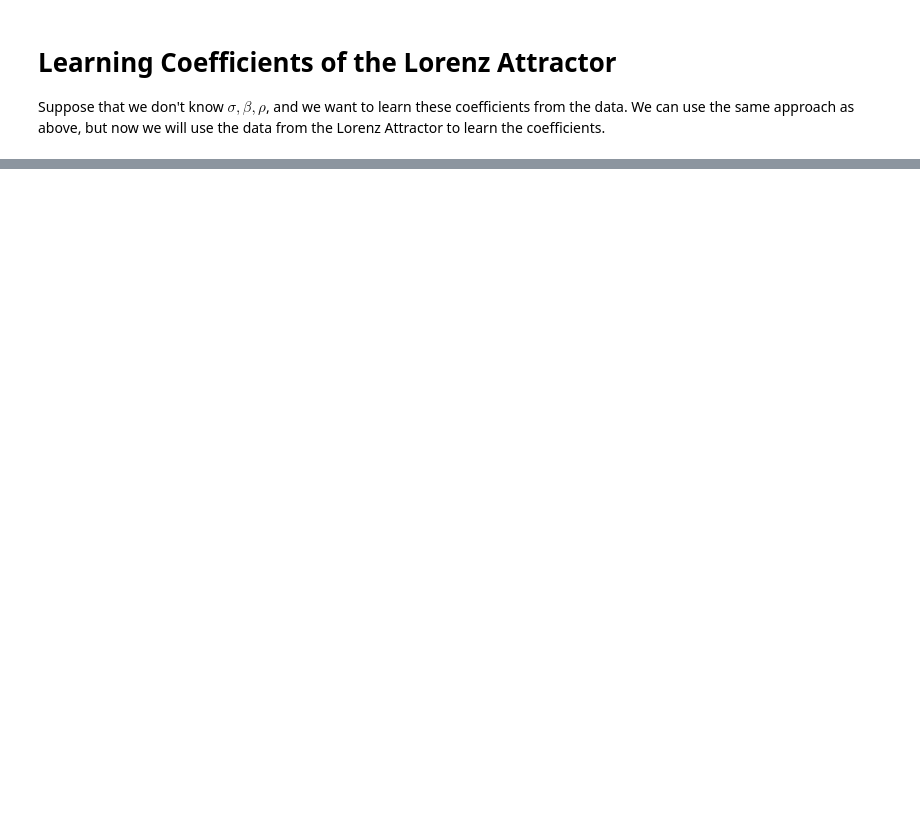
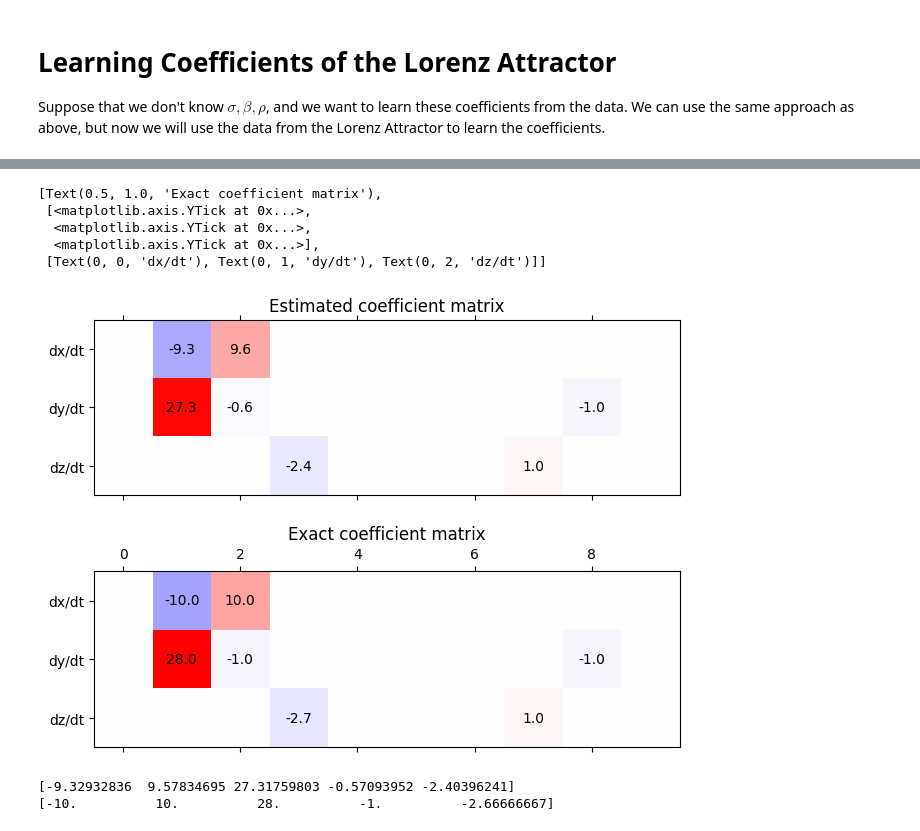
Before and after one commit to Noah-B-Reef/diff-eq-model-learner, a Jupyter notebook: Lorenz.ipynb, the cells around one changed output, grey strips where cells are left out. Cells and saved outputs as stored; diff of their text form; code cells hidden in the pictures; blank space fills up the shorter version.

Commit message:
visualize learned model terms

```diff
--- a/Lorenz.ipynb
+++ b/Lorenz.ipynb
@@ -124,2 +135,47 @@ print(error)
+# %%
+coeff_exact = np.zeros(coeff.shape)
+# order of terms goes..
+# 1, x, y, z, x^2, y^2, z^2, xy, xz, yz
+
+# dx/dt
+coeff_exact[0, 1] = -sigma
+coeff_exact[0, 2] = +sigma
+# dy/dt
+coeff_exact[1, 1] = rho
+coeff_exact[1, 2] = -1
+coeff_exact[1, 8] = -1
+# dz/dt
+coeff_exact[2, 7] = 1
+coeff_exact[2, 3] = -beta
 # %%
-sd
+fig,ax = plt.subplots(2,1, sharex=True, sharey=True, constrained_layout=True)
+
+ax[0].matshow(coeff, vmin=-abs(coeff_exact).max(), vmax=abs(coeff_exact).max(), cmap=plt.cm.bwr)
+ax[1].matshow(coeff_exact, vmin=-abs(coeff_exact).max(), vmax=abs(coeff_exact).max(), cmap=plt.cm.bwr)
+
+# Conditionally label cell with their values
+# modified from https://stackoverflow.com/a/20998634
+for (i, j), z in np.ndenumerate(coeff):
+    if abs(z) > 1e-1:
+        ax[0].text(j, i, '{:0.1f}'.format(z), ha='center', va='center', color='k')
+for (i, j), z in np.ndenumerate(coeff_exact):
+    if abs(z) > 1e-1:
+        ax[1].text(j, i, '{:0.1f}'.format(z), ha='center', va='center', color='k')
+
+
+ax[0].set(title='Estimated coefficient matrix', yticks=[0,1,2], yticklabels=['dx/dt', 'dy/dt', 'dz/dt'])
+ax[1].set(title='Exact coefficient matrix', yticks=[0,1,2], yticklabels=['dx/dt', 'dy/dt', 'dz/dt'])
+# %% [output]
+[Text(0.5, 1.0, 'Exact coefficient matrix'),
+ [<matplotlib.axis.YTick at 0x...>,
+  <matplotlib.axis.YTick at 0x...>,
+  <matplotlib.axis.YTick at 0x...>],
+ [Text(0, 0, 'dx/dt'), Text(0, 1, 'dy/dt'), Text(0, 2, 'dz/dt')]]
+[figure, added]
+# %%
+idx = np.where(abs(coeff - coeff_exact) > 1e-1)
+print(coeff[idx])
+print(coeff_exact[idx])
+# %% [output]
+[-9.32932836  9.57834695 27.31759803 -0.57093952 -2.40396241]
+[-10.          10.          28.          -1.          -2.66666667]
```
Also changed, not shown: parts of 5 cells of this notebook.
